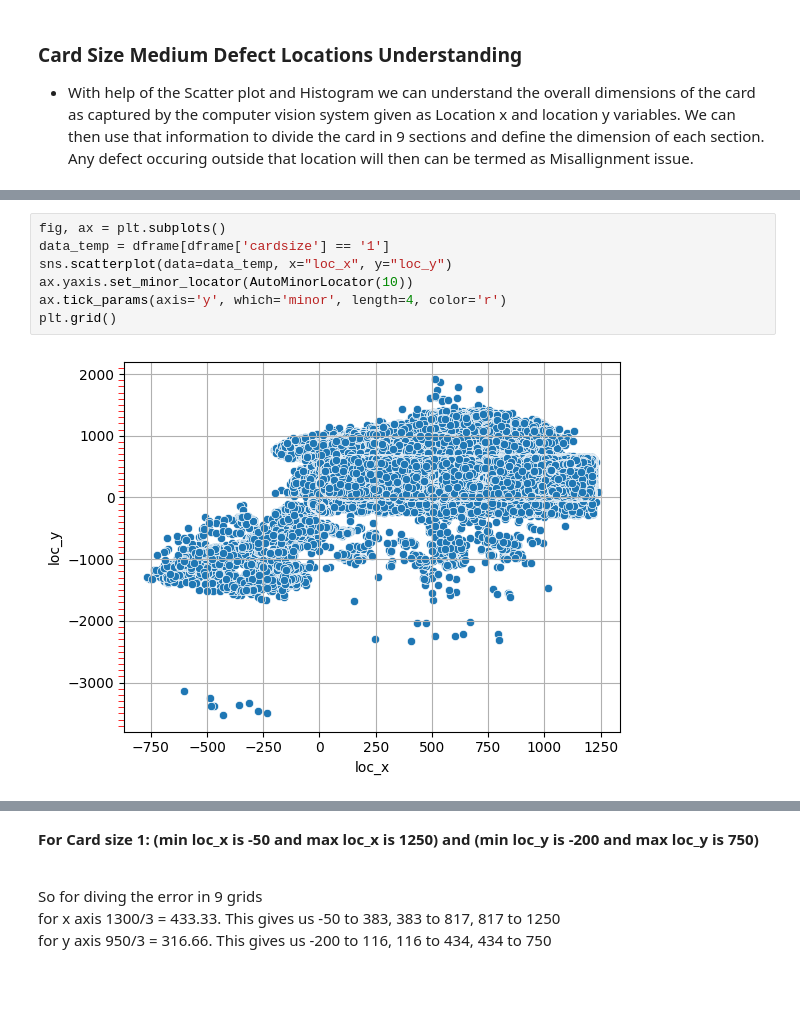
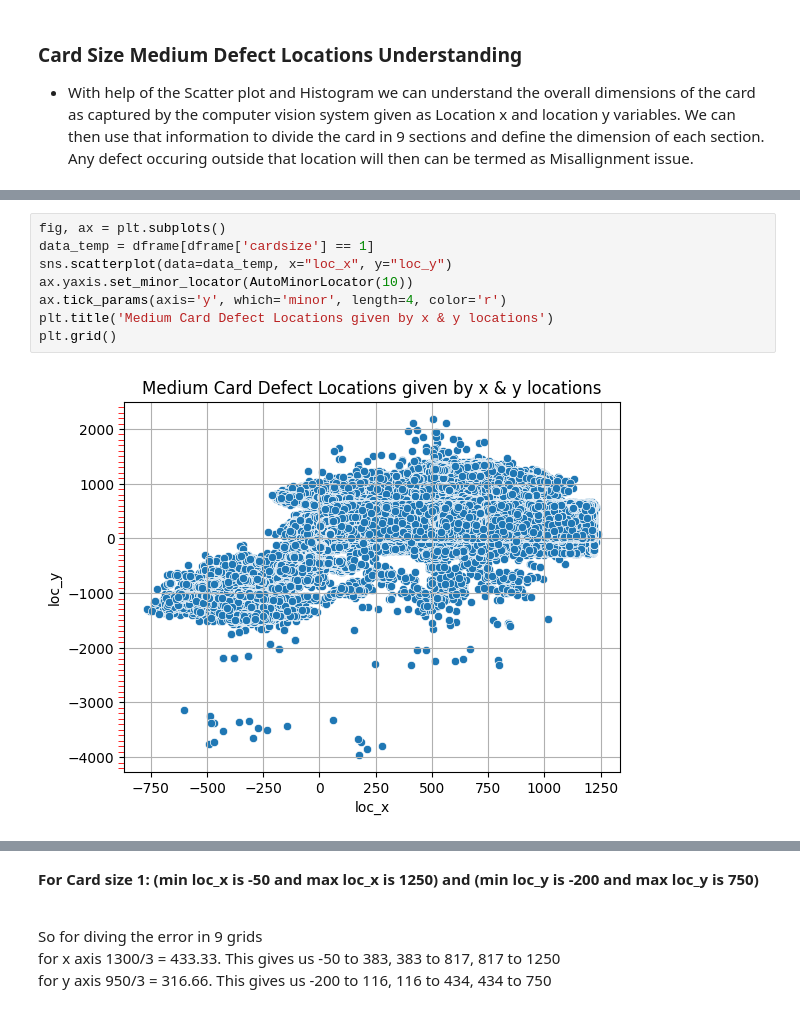
Before and after one commit to skswar/Defect_Location_Visualization_Plotly, a Jupyter notebook: python_scripts/Define_Product_Dimensions.ipynb, the cells around one changed output, grey strips where cells are left out. Cells and saved outputs as stored; diff of their text form; blank space fills up the shorter version.

```diff
--- a/python_scripts/Define_Product_Dimensions.ipynb
+++ b/python_scripts/Define_Product_Dimensions.ipynb
@@ -35,12 +44,13 @@ dtype: int64
 # %%
 fig, ax = plt.subplots()
-data_temp = dframe[dframe['cardsize'] == '1']
+data_temp = dframe[dframe['cardsize'] == 1]
 sns.scatterplot(data=data_temp, x="loc_x", y="loc_y")
 ax.yaxis.set_minor_locator(AutoMinorLocator(10))
 ax.tick_params(axis='y', which='minor', length=4, color='r')
+plt.title('Medium Card Defect Locations given by x & y locations')
 plt.grid()
 # %% [output]
-[figure, old version]
+[figure, new version]
 # %%
 fig, ax = plt.subplots()
 sns.histplot(data=data_temp, x="loc_x", binwidth = 100, ax=ax)
```
Also changed, not shown: parts of 7 cells of this notebook.
